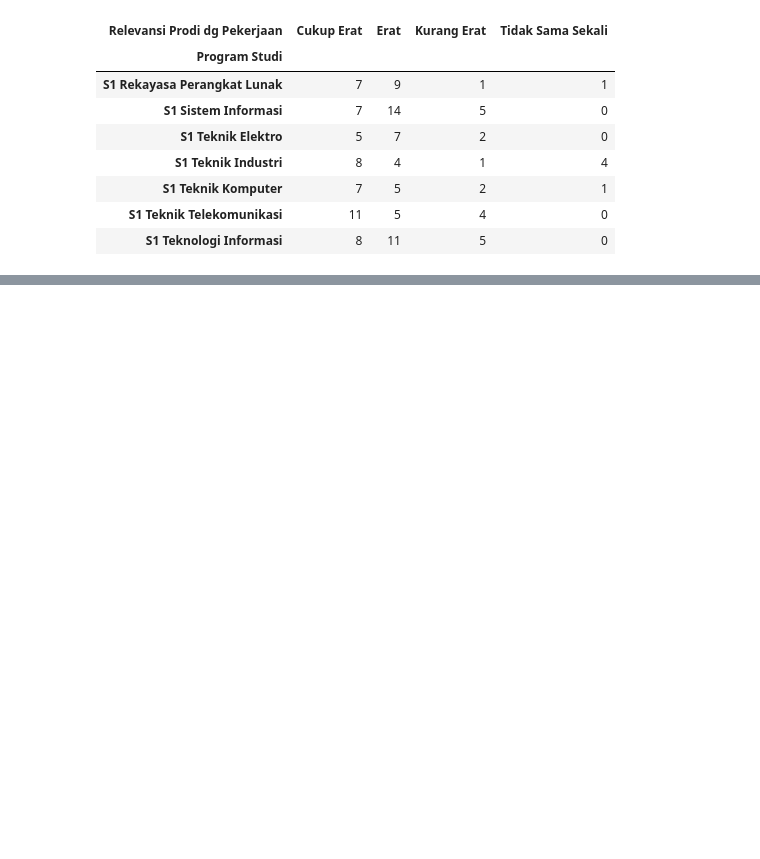
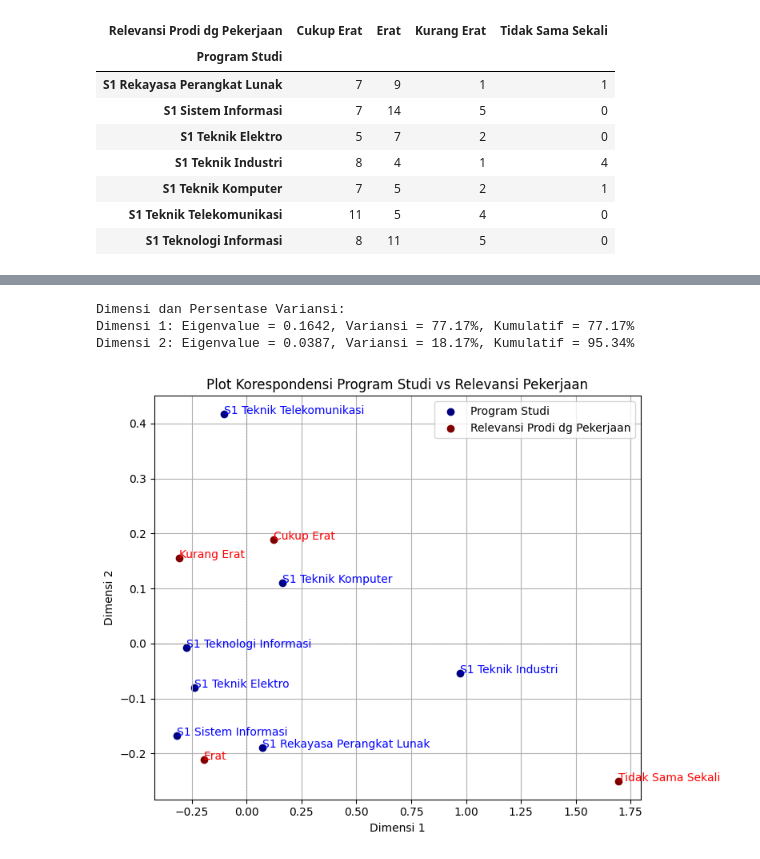
Before and after one commit to firarru/Project-Tracer-Study, a Jupyter notebook: Tracer_Study.ipynb, the cells around one changed output, grey strips where cells are left out. Cells and saved outputs as stored; diff of their text form; code cells hidden in the pictures; blank space fills up the shorter version.

```diff
--- a/Tracer_Study.ipynb
+++ b/Tracer_Study.ipynb
@@ -338,0 +411,43 @@ plt.show()
+# %%
+import prince
+ca = prince.CA(n_components=2, n_iter=10, copy=True, check_input=True, engine='sklearn')
+ca = ca.fit(contingency_table)
+
+eigenvalue = ca.eigenvalues_
+total_inertia = ca.total_inertia_
+
+print("\nDimensi dan Persentase Variansi:")
+cumulative = 0
+for i, eig in enumerate(eigenvalue):
+    var = eig / total_inertia
+    cumulative += var
+    print(f"Dimensi {i+1}: Eigenvalue = {eig:.4f}, Variansi = {var*100:.2f}%, Kumulatif = {cumulative*100:.2f}%")
+
+row_coord = ca.row_coordinates(contingency_table)
+col_coord = ca.column_coordinates(contingency_table)
+
+plt.figure(figsize=(8, 6))
+# Plot korespondensi
+plt.scatter(row_coord[0], row_coord[1], color='navy', label='Program Studi')
+for i, txt in enumerate(row_coord.index):
+    plt.annotate(txt, (row_coord.iloc[i, 0], row_coord.iloc[i, 1]), color='blue')
+
+# Plot kolom (relevansi)
+plt.scatter(col_coord[0], col_coord[1], color='maroon', label='Relevansi Prodi dg Pekerjaan')
+for i, txt in enumerate(col_coord.index):
+    plt.annotate(txt, (col_coord.iloc[i, 0], col_coord.iloc[i, 1]), color='red')
+
+plt.axhline(0, color='gray', linestyle='--', linewidth=0.5)
+plt.axvline(0, color='gray', linestyle='--', linewidth=0.5)
+plt.xlabel("Dimensi 1")
+plt.ylabel("Dimensi 2")
+plt.title("Plot Korespondensi Program Studi vs Relevansi Pekerjaan")
+plt.legend()
+plt.grid(True)
+plt.tight_layout()
+plt.show()
+# %% [output]
+Dimensi dan Persentase Variansi:
+Dimensi 1: Eigenvalue = 0.1642, Variansi = 77.17%, Kumulatif = 77.17%
+Dimensi 2: Eigenvalue = 0.0387, Variansi = 18.17%, Kumulatif = 95.34%
+[figure, added]
```
Also changed, not shown: parts of 4 cells of this notebook.
